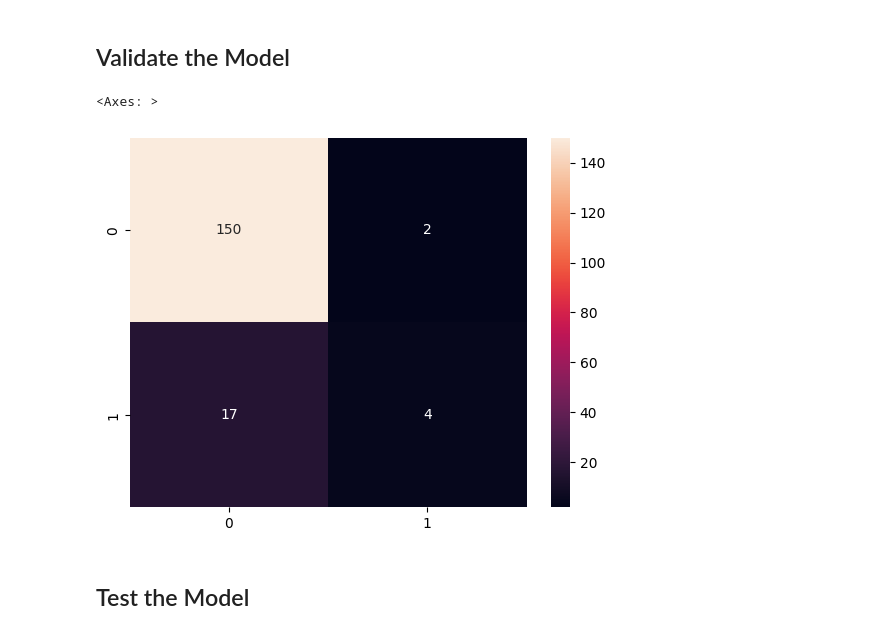
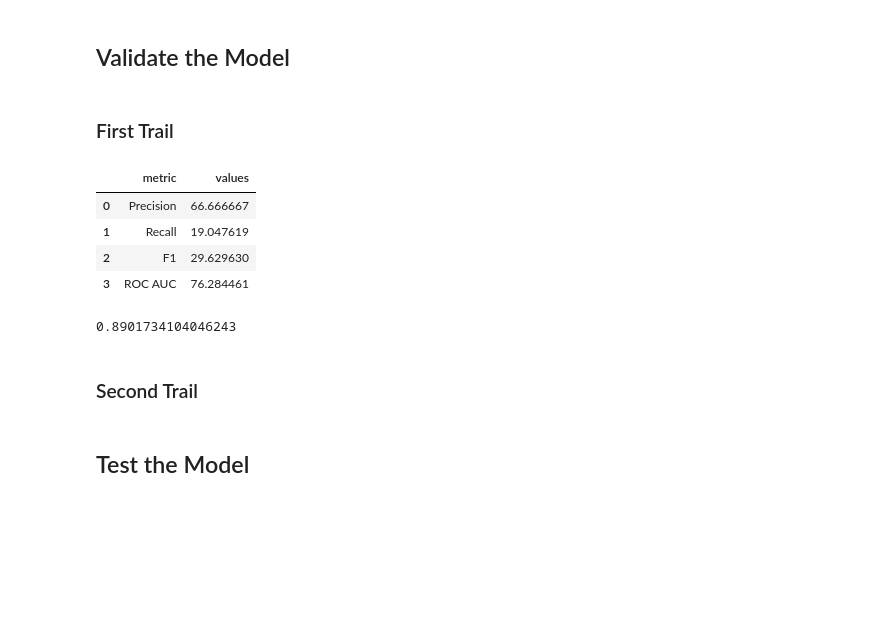
Before and after one commit to balbal1/Machine-Learning-Models, a Jupyter notebook: Machine_Learning_Project.ipynb, the cells around one changed output. Cells and saved outputs as stored; diff of their text form; code cells hidden in the pictures; blank space fills up the shorter version.

```diff
--- a/Machine_Learning_Project.ipynb
+++ b/Machine_Learning_Project.ipynb
@@ -46,0 +56,14 @@ y_test = y_data.iloc[690:]
+# %%
+def get_metrics(y, y_pred, y_prob):
+    precision = precision_score(y, y_pred)
+    recall = recall_score(y, y_pred)
+    f1 = f1_score(y, y_pred)
+    roc_auc = roc_auc_score(y_validate, y_prob)
+
+    metrics_table = pd.DataFrame({
+        "metric": ["Precision", "Recall", "F1", "ROC AUC"],
+        "values": [precision, recall, f1, roc_auc]
+    })
+    metrics_table["values"] *= 100
+
+    return metrics_table
@@ -71,17 +103,5 @@ Fitting 5 folds for each of 120 candidates, totalling 600 fits
 KNeighborsClassifier(metric='euclidean', n_neighbors=6, weights='distance')
 # %% [markdown]
 ## Validate the Model
-# %%
-from sklearn.metrics import precision_score, recall_score, f1_score, roc_auc_score
-y_pred_validate = best_knn.predict(X_validate)
-y_prob_validate = best_knn.predict_proba(X_validate)[:, 1]
-precision = precision_score(y_validate, y_pred_validate)
-recall = recall_score(y_validate, y_pred_validate)
-f1 = f1_score(y_validate, y_pred_validate)
-roc_auc = roc_auc_score(y_validate, y_prob_validate)
-conf_matrix = confusion_matrix(y_validate, y_pred_validate)
-
-sns.heatmap(conf_matrix, annot=True, fmt='.0f')
-# %% [output]
-<Axes: >
-[figure, removed]
+# %% [markdown]
+### First Trail
@@ -88,2 +112,17 @@ sns.heatmap(conf_matrix, annot=True, fmt='.0f')
+# %%
+# Compute test metrics
+get_metrics(y_validate, y_pred_validate, y_prob_validate)
+# %% [output]
+|  | metric | values |
+| 0 | Precision | 66.666667 |
+| 1 | Recall | 19.047619 |
+| 2 | F1 | 29.629630 |
+| 3 | ROC AUC | 76.284461 |
+# %%
+best_knn.score(X_validate, y_validate)
+# %% [output]
+0.8901734104046243
+# %% [markdown]
+### Second Trail
 # %% [markdown]
 ## Test the Model
```
Also changed, not shown: parts of 32 cells of this notebook.
